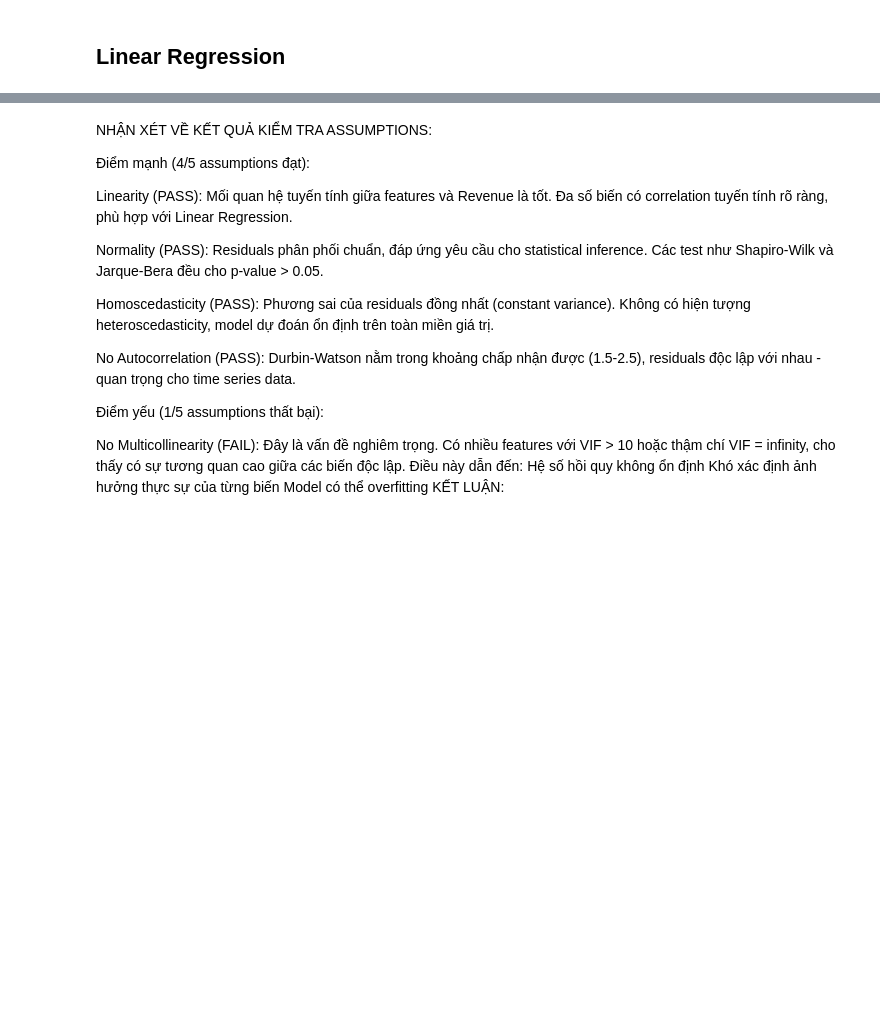
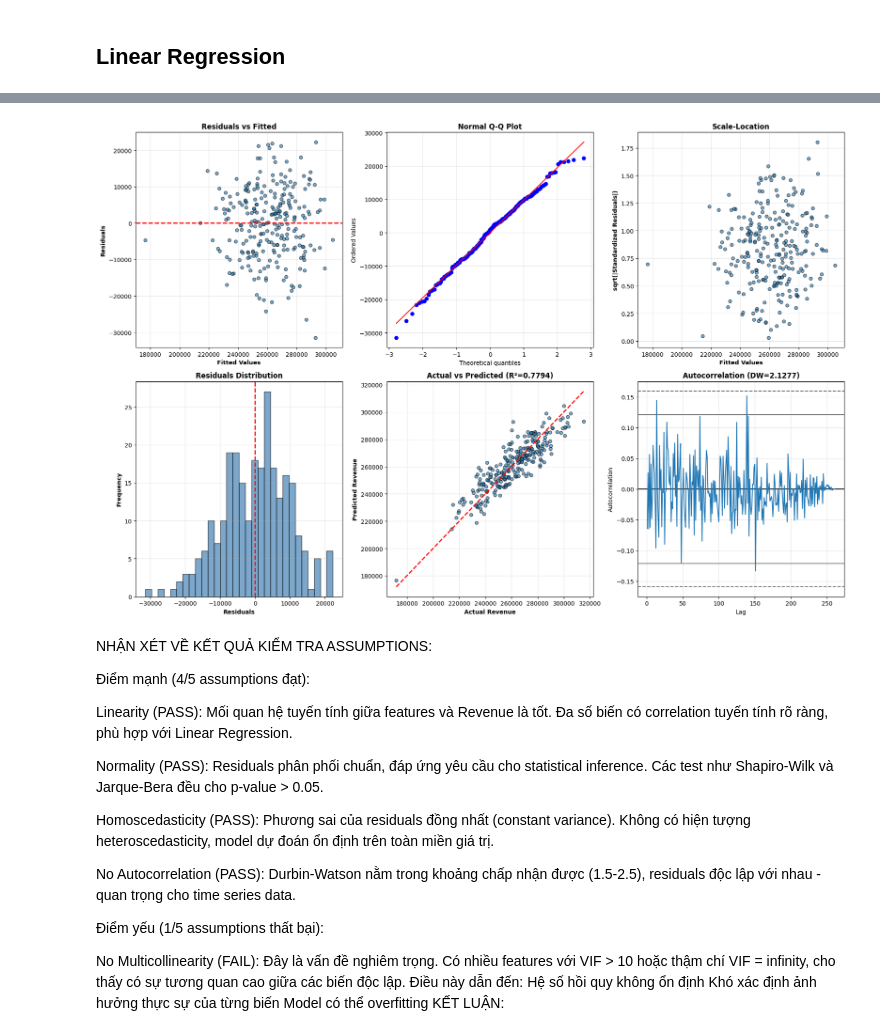
Before and after one commit to khoa2795/Final-Project, a Jupyter notebook: 03_Modeling_and_Prediction_KHOI.ipynb, the cells around one changed output, grey strips where cells are left out. Drawn from its saved outputs; the diff is of its cells as text; code cells hidden in the pictures; blank space fills up the shorter version.

Commit message:
Fix EDA  and model

```diff
--- a/03_Modeling_and_Prediction_KHOI.ipynb
+++ b/03_Modeling_and_Prediction_KHOI.ipynb
@@ -241,3 +382,57 @@ Overall: 4/5 assumptions passed
+# %%
+# ============================================================================
+# DIAGNOSTIC PLOTS
+# ============================================================================
+fig, axes = plt.subplots(2, 3, figsize=(18, 12))
+
+# 1. Residuals vs Fitted
+axes[0, 0].scatter(y_pred, residuals, alpha=0.6, edgecolors="k", s=30)
+axes[0, 0].axhline(y=0, color="r", linestyle="--", linewidth=2)
+axes[0, 0].set_xlabel("Fitted Values", fontweight="bold")
+axes[0, 0].set_ylabel("Residuals", fontweight="bold")
+axes[0, 0].set_title("Residuals vs Fitted", fontweight="bold", fontsize=12)
+axes[0, 0].grid(True, alpha=0.3)
+
+# 2. Q-Q Plot
+stats.probplot(residuals, dist="norm", plot=axes[0, 1])
+axes[0, 1].set_title("Normal Q-Q Plot", fontweight="bold", fontsize=12)
+axes[0, 1].grid(True, alpha=0.3)
+
+# 3. Scale-Location
+standardized_residuals = residuals / np.std(residuals)
+axes[0, 2].scatter(y_pred, np.sqrt(np.abs(standardized_residuals)), alpha=0.6, edgecolors="k", s=30)
+axes[0, 2].set_xlabel("Fitted Values", fontweight="bold")
+axes[0, 2].set_ylabel("sqrt(|Standardized Residuals|)", fontweight="bold")
+axes[0, 2].set_title("Scale-Location", fontweight="bold", fontsize=12)
+axes[0, 2].grid(True, alpha=0.3)
+
+# 4. Residuals Histogram
+axes[1, 0].hist(residuals, bins=30, edgecolor="black", alpha=0.7, color="steelblue")
+axes[1, 0].axvline(x=0, color="r", linestyle="--", linewidth=2)
+axes[1, 0].set_xlabel("Residuals", fontweight="bold")
+axes[1, 0].set_ylabel("Frequency", fontweight="bold")
+axes[1, 0].set_title("Residuals Distribution", fontweight="bold", fontsize=12)
+axes[1, 0].grid(True, alpha=0.3)
+
+# 5. Actual vs Predicted
+axes[1, 1].scatter(y, y_pred, alpha=0.6, edgecolors="k", s=30)
+axes[1, 1].plot([y.min(), y.max()], [y.min(), y.max()], "r--", linewidth=2)
+axes[1, 1].set_xlabel("Actual Revenue", fontweight="bold")
+axes[1, 1].set_ylabel("Predicted Revenue", fontweight="bold")
+axes[1, 1].set_title(
+    f"Actual vs Predicted (R²={model_sm.rsquared:.4f})", fontweight="bold", fontsize=12
+)
+axes[1, 1].grid(True, alpha=0.3)
+
+# 6. Autocorrelation Plot
+autocorrelation_plot(residuals, ax=axes[1, 2])
+axes[1, 2].set_title(f"Autocorrelation (DW={dw_stat:.4f})", fontweight="bold", fontsize=12)
+axes[1, 2].grid(True, alpha=0.3)
+
+plt.tight_layout()
+plt.show()
+# %% [output]
+[figure, added]
 # %% [markdown]
 NHẬN XÉT VỀ KẾT QUẢ KIỂM TRA ASSUMPTIONS:
 
```
Also changed, not shown: parts of 5 cells of this notebook, 1 other file.
